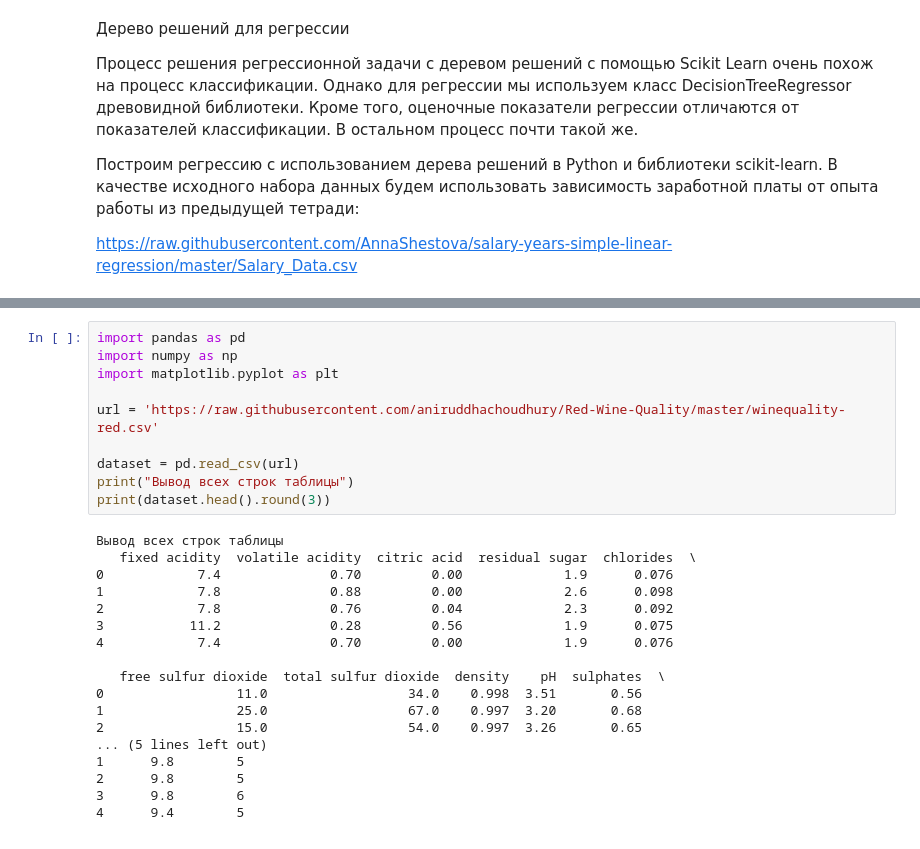
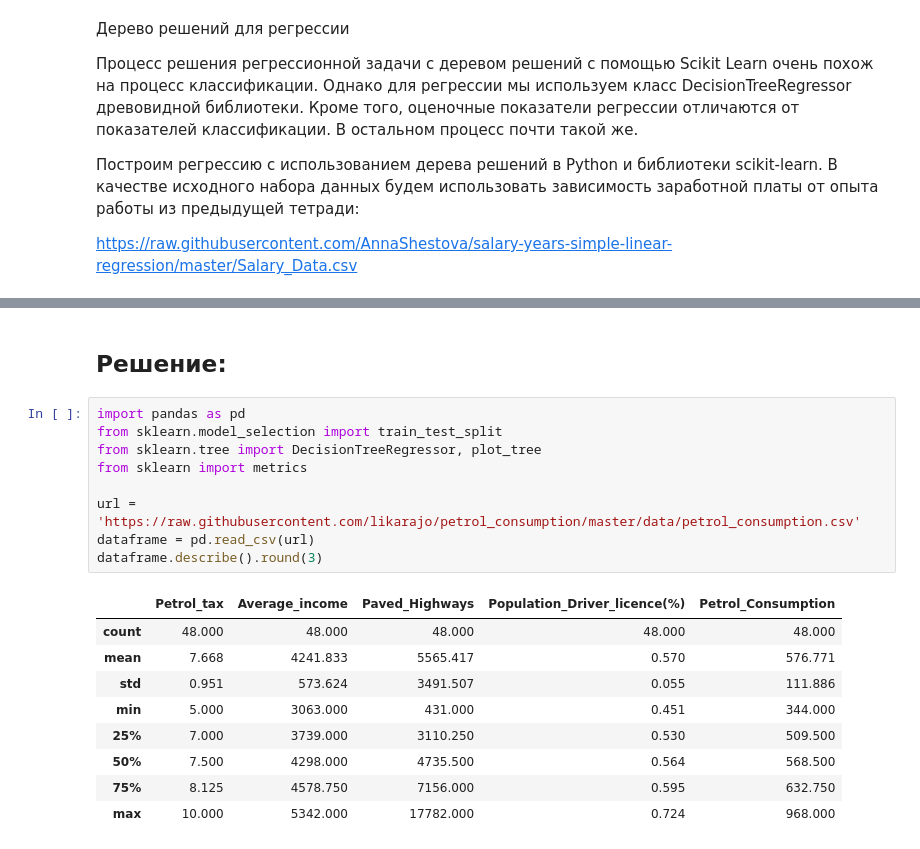
Before and after one commit to Kaz1deX/Artificial-intelligence-Mirea, a Jupyter notebook: Petrunin_M_Workbook5.ipynb, the cells around one changed output, grey strips where cells are left out. Saved outputs shown, nothing was run; the diff lists cells and outputs as text.

```diff
--- a/Petrunin_M_Workbook5.ipynb
+++ b/Petrunin_M_Workbook5.ipynb
@@ -596,28 +527,21 @@ https://raw.githubusercontent.com/AnnaShestova/salary-years-simple-linear-regres
+# %% [markdown]
+## Решение:
 # %%
 import pandas as pd
-import numpy as np
-import matplotlib.pyplot as plt
+from sklearn.model_selection import train_test_split
+from sklearn.tree import DecisionTreeRegressor, plot_tree
+from sklearn import metrics
 
-url = 'https://raw.githubusercontent.com/aniruddhachoudhury/Red-Wine-Quality/master/winequality-red.csv'
-
-dataset = pd.read_csv(url)
-print("Вывод всех строк таблицы")
-print(dataset.head().round(3))
+url = 'https://raw.githubusercontent.com/likarajo/petrol_consumption/master/data/petrol_consumption.csv'
+dataframe = pd.read_csv(url)
+dataframe.describe().round(3)
 # %% [output]
-Вывод всех строк таблицы
-   fixed acidity  volatile acidity  citric acid  residual sugar  chlorides  \
-0            7.4              0.70         0.00             1.9      0.076
-1            7.8              0.88         0.00             2.6      0.098
-2            7.8              0.76         0.04             2.3      0.092
-3           11.2              0.28         0.56             1.9      0.075
-4            7.4              0.70         0.00             1.9      0.076
-
-   free sulfur dioxide  total sulfur dioxide  density    pH  sulphates  \
-0                 11.0                  34.0    0.998  3.51       0.56
-1                 25.0                  67.0    0.997  3.20       0.68
-2                 15.0                  54.0    0.997  3.26       0.65
-... (5 lines left out)
-1      9.8        5
-2      9.8        5
-3      9.8        6
-4      9.4        5
+|  | Petrol_tax | Average_income | Paved_Highways | Population_Driver_licence(%) | Petrol_Consumption |
+| count | 48.000 | 48.000 | 48.000 | 48.000 | 48.000 |
+| mean | 7.668 | 4241.833 | 5565.417 | 0.570 | 576.771 |
+| std | 0.951 | 573.624 | 3491.507 | 0.055 | 111.886 |
+| min | 5.000 | 3063.000 | 431.000 | 0.451 | 344.000 |
+| 25% | 7.000 | 3739.000 | 3110.250 | 0.530 | 509.500 |
+| 50% | 7.500 | 4298.000 | 4735.500 | 0.564 | 568.500 |
+| 75% | 8.125 | 4578.750 | 7156.000 | 0.595 | 632.750 |
+| max | 10.000 | 5342.000 | 17782.000 | 0.724 | 968.000 |
```
Also changed, not shown: parts of 42 cells of this notebook, 5 other files.
